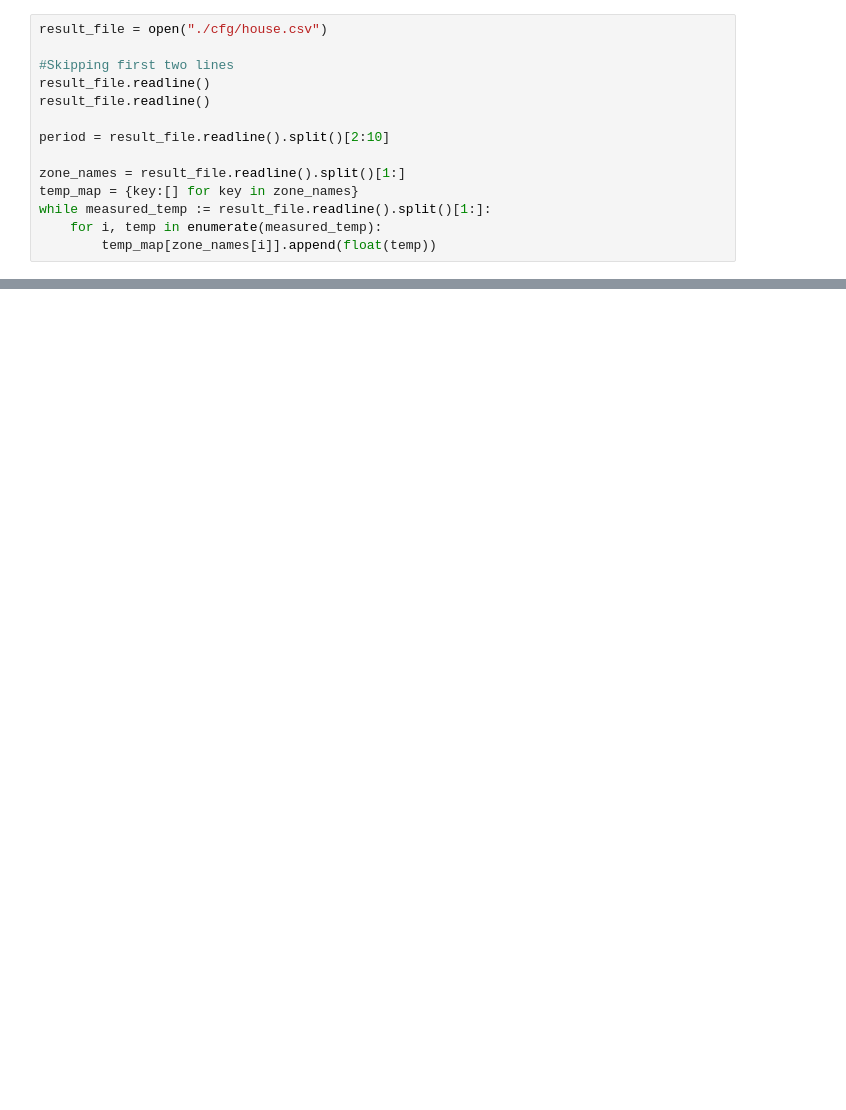
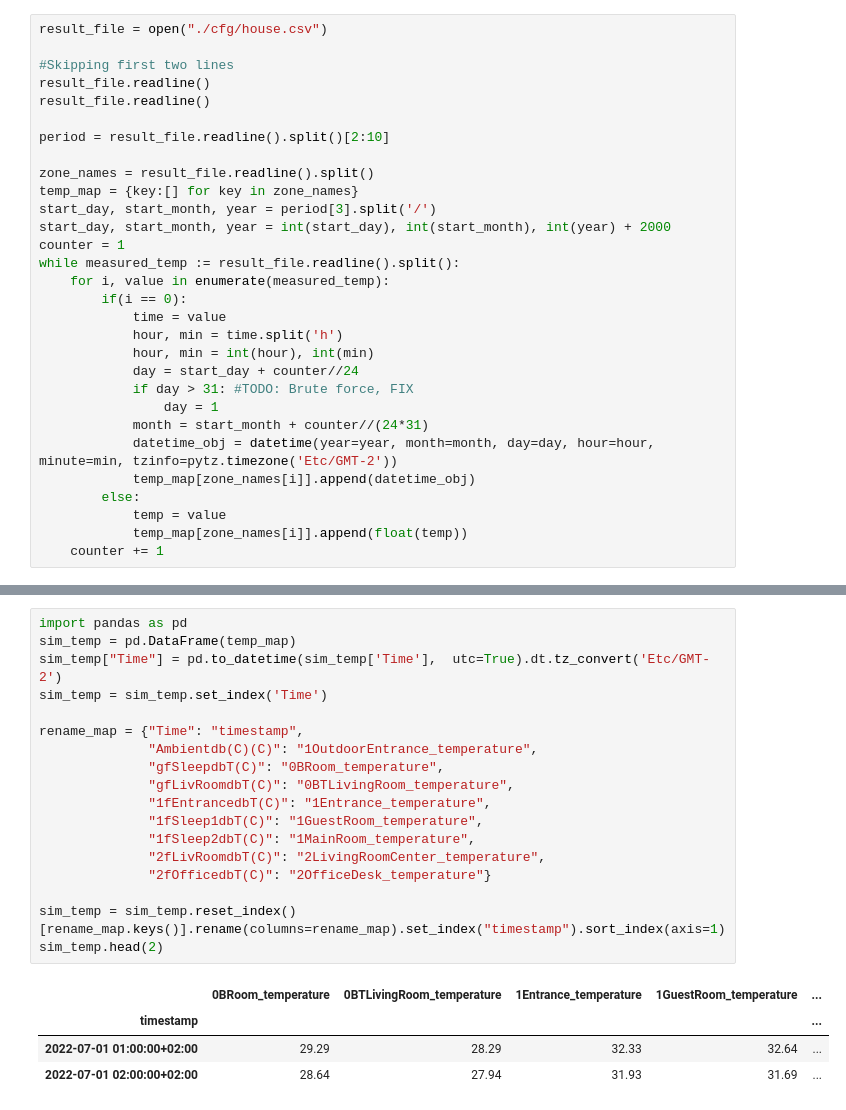
Before and after one commit to henrikhestnes/esp-r-house, a Jupyter notebook: plot_temperatures.ipynb, the cells around one changed output, grey strips where cells are left out. Drawn from its saved outputs; the diff is of its cells as text; blank space fills up the shorter version.

Commit message:
almost finished with plotting pred and true

```diff
--- a/plot_temperatures.ipynb
+++ b/plot_temperatures.ipynb
@@ -7,8 +20,24 @@ result_file.readline()
 
 period = result_file.readline().split()[2:10]
 
-zone_names = result_file.readline().split()[1:]
+zone_names = result_file.readline().split()
 temp_map = {key:[] for key in zone_names}
-while measured_temp := result_file.readline().split()[1:]:
-    for i, temp in enumerate(measured_temp):
-        temp_map[zone_names[i]].append(float(temp))
+start_day, start_month, year = period[3].split('/')
+start_day, start_month, year = int(start_day), int(start_month), int(year) + 2000
+counter = 1
+while measured_temp := result_file.readline().split():
+    for i, value in enumerate(measured_temp):
+        if(i == 0):
+            time = value
+            hour, min = time.split('h')
+            hour, min = int(hour), int(min)
+            day = start_day + counter//24
+            if day > 31: #TODO: Brute force, FIX
+                day = 1
+            month = start_month + counter//(24*31)
+            datetime_obj = datetime(year=year, month=month, day=day, hour=hour, minute=min, tzinfo=pytz.timezone('Etc/GMT-2'))
+            temp_map[zone_names[i]].append(datetime_obj)
+        else:
+            temp = value
+            temp_map[zone_names[i]].append(float(temp))
+    counter += 1
@@ -26,0 +95,23 @@ plt.show()
+# %%
+import pandas as pd
+sim_temp = pd.DataFrame(temp_map)
+sim_temp["Time"] = pd.to_datetime(sim_temp['Time'],  utc=True).dt.tz_convert('Etc/GMT-2')
+sim_temp = sim_temp.set_index('Time')
+
+rename_map = {"Time": "timestamp",
+              "Ambientdb(C)(C)": "1OutdoorEntrance_temperature",
+              "gfSleepdbT(C)": "0BRoom_temperature",
+              "gfLivRoomdbT(C)": "0BTLivingRoom_temperature",
+              "1fEntrancedbT(C)": "1Entrance_temperature",
+              "1fSleep1dbT(C)": "1GuestRoom_temperature",
+              "1fSleep2dbT(C)": "1MainRoom_temperature",
+              "2fLivRoomdbT(C)": "2LivingRoomCenter_temperature",
+              "2fOfficedbT(C)": "2OfficeDesk_temperature"}
+
+sim_temp = sim_temp.reset_index()[rename_map.keys()].rename(columns=rename_map).set_index("timestamp").sort_index(axis=1)
+sim_temp.head(2)
+# %% [output]
+|  | 0BRoom_temperature | 0BTLivingRoom_temperature | 1Entrance_temperature | 1GuestRoom_temperature | ... |
+| timestamp |  |  |  |  | ... |
+| 2022-07-01 01:00:00+02:00 | 29.29 | 28.29 | 32.33 | 32.64 | ... |
+| 2022-07-01 02:00:00+02:00 | 28.64 | 27.94 | 31.93 | 31.69 | ... |
```
Also changed, not shown: parts of 5 cells of this notebook, 9 other files.
